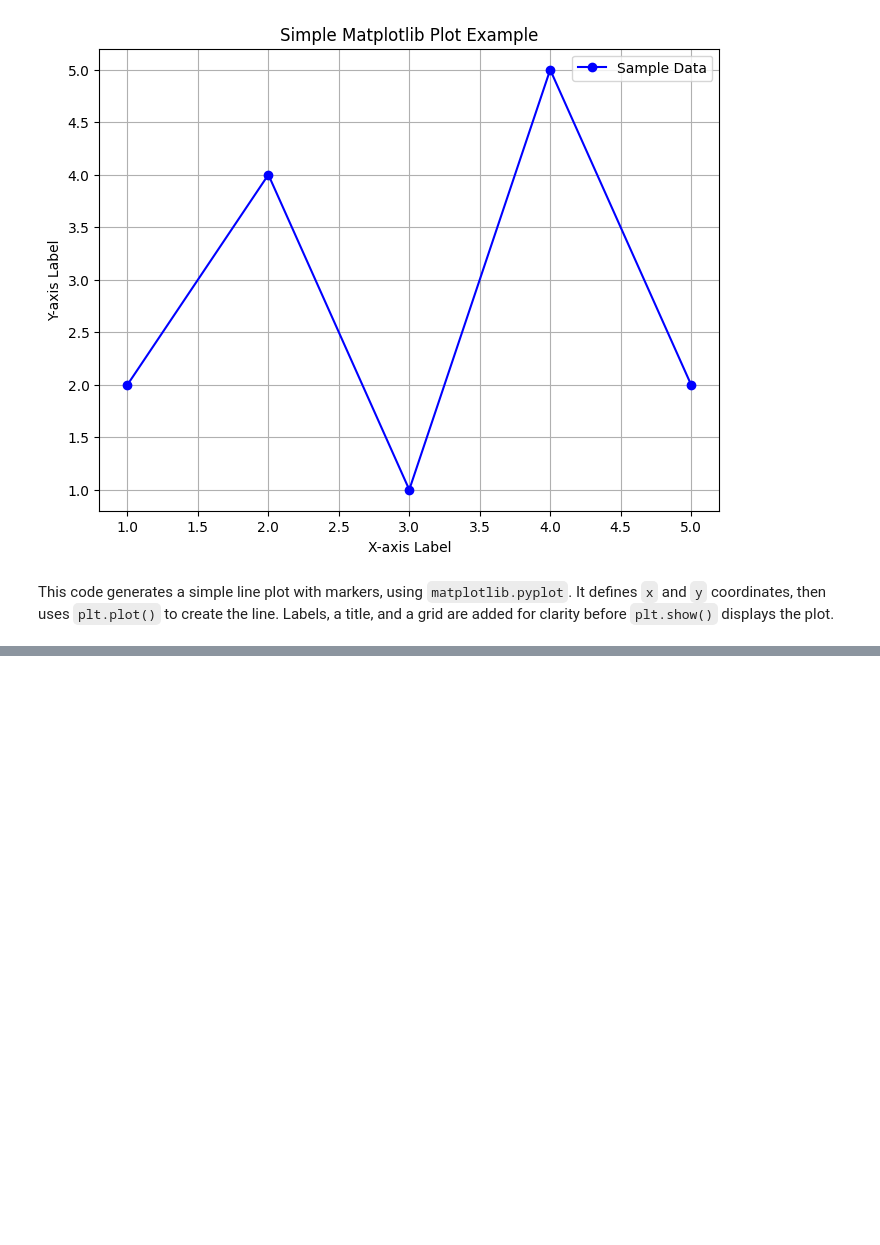
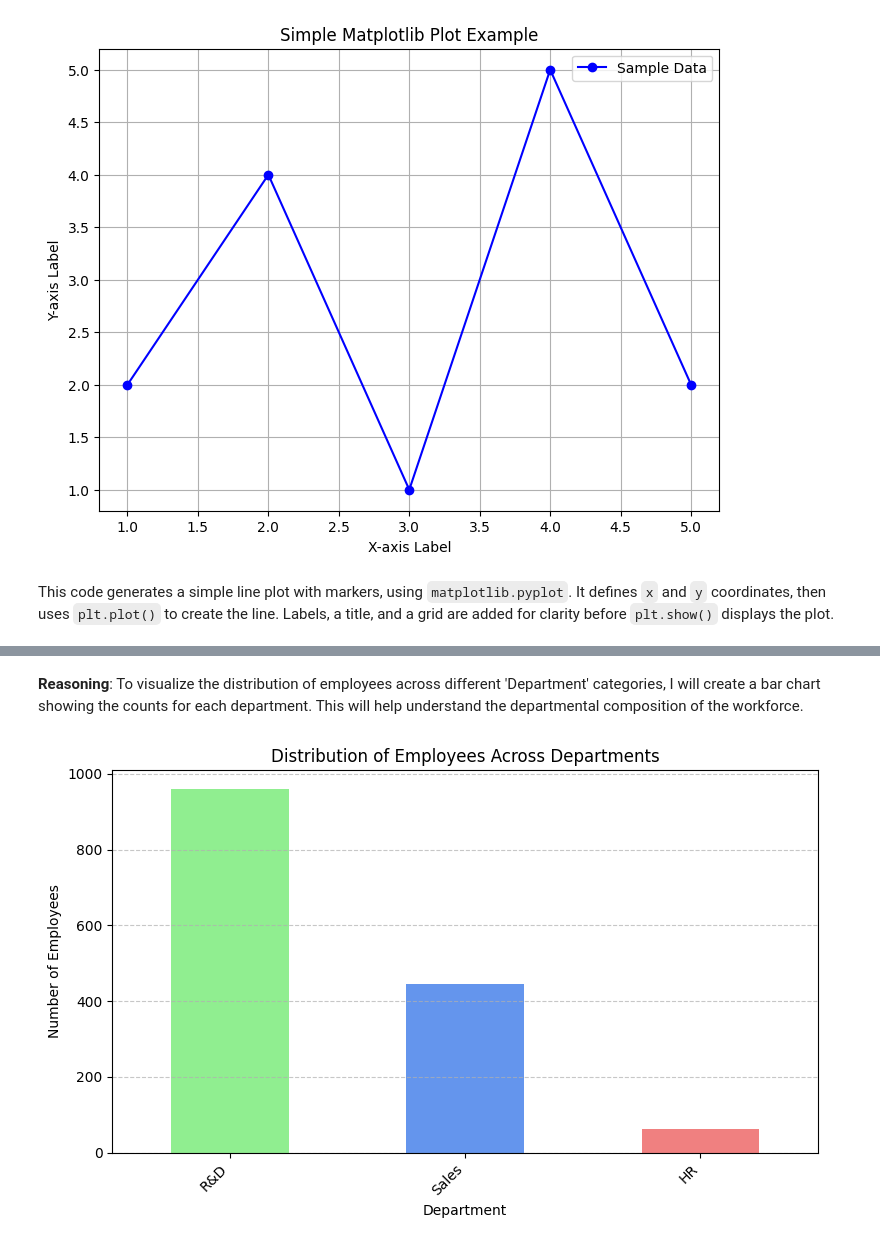
Before and after one commit to Muthoni74/pandas-MPL, a Jupyter notebook: mpl.ipynb, the cells around one changed output, grey strips where cells are left out. Cells and saved outputs as stored; diff of their text form; code cells hidden in the pictures; blank space fills up the shorter version.

```diff
--- a/mpl.ipynb
+++ b/mpl.ipynb
@@ -32,0 +147,15 @@ This code generates a simple line plot with markers, using `matplotlib.pyplot`.
+# %% [markdown]
+**Reasoning**:
+To visualize the distribution of employees across different 'Department' categories, I will create a bar chart showing the counts for each department. This will help understand the departmental composition of the workforce.
+# %%
+plt.figure(figsize=(8, 5))
+df['Department'].value_counts().plot(kind='bar', color=['lightgreen', 'cornflowerblue', 'lightcoral'])
+plt.title('Distribution of Employees Across Departments')
+plt.xlabel('Department')
+plt.ylabel('Number of Employees')
+plt.xticks(rotation=45, ha='right')
+plt.grid(axis='y', linestyle='--', alpha=0.7)
+plt.tight_layout()
+plt.show()
+# %% [output]
+[figure, added]
```
Also changed, not shown: parts of 12 cells of this notebook.
